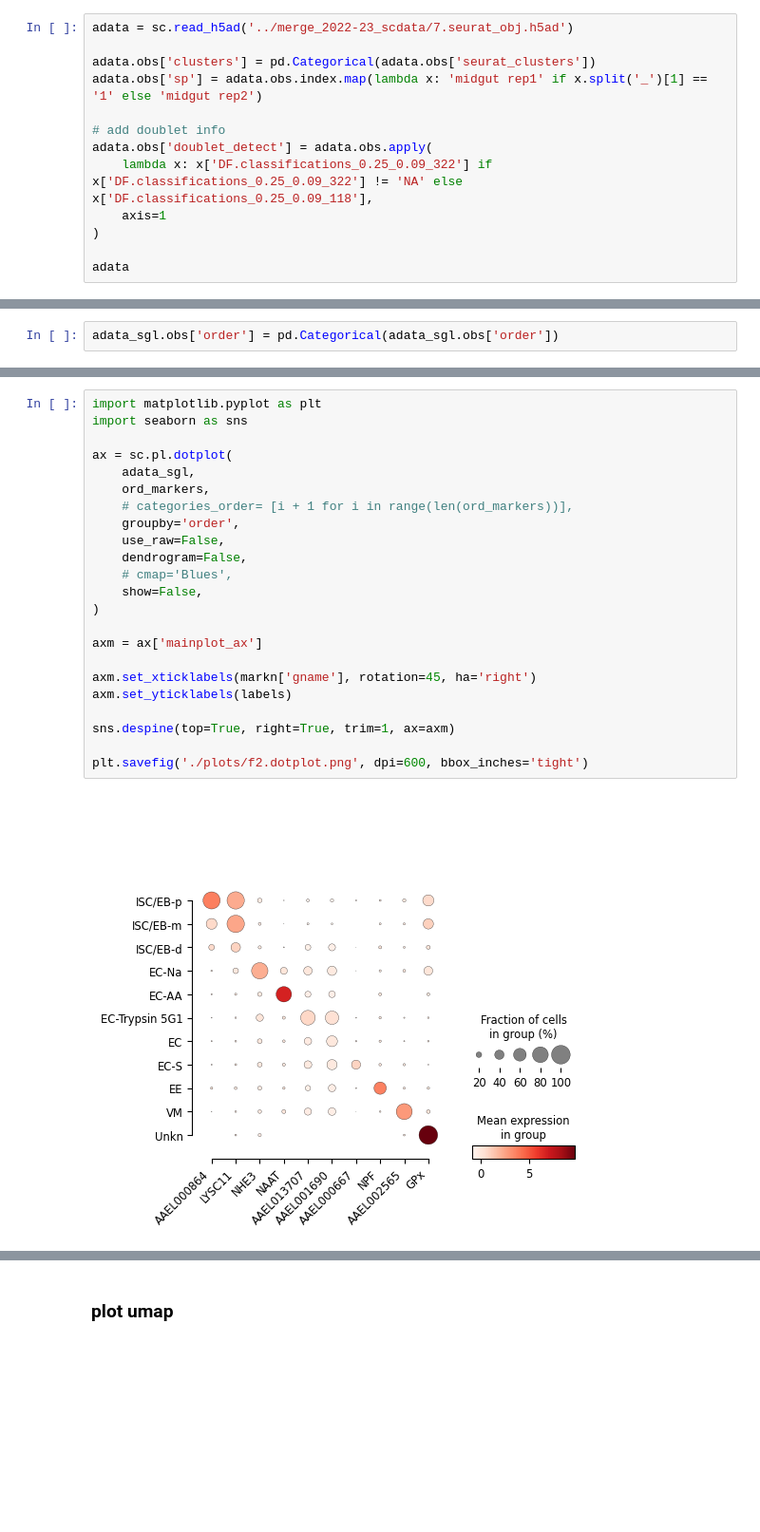
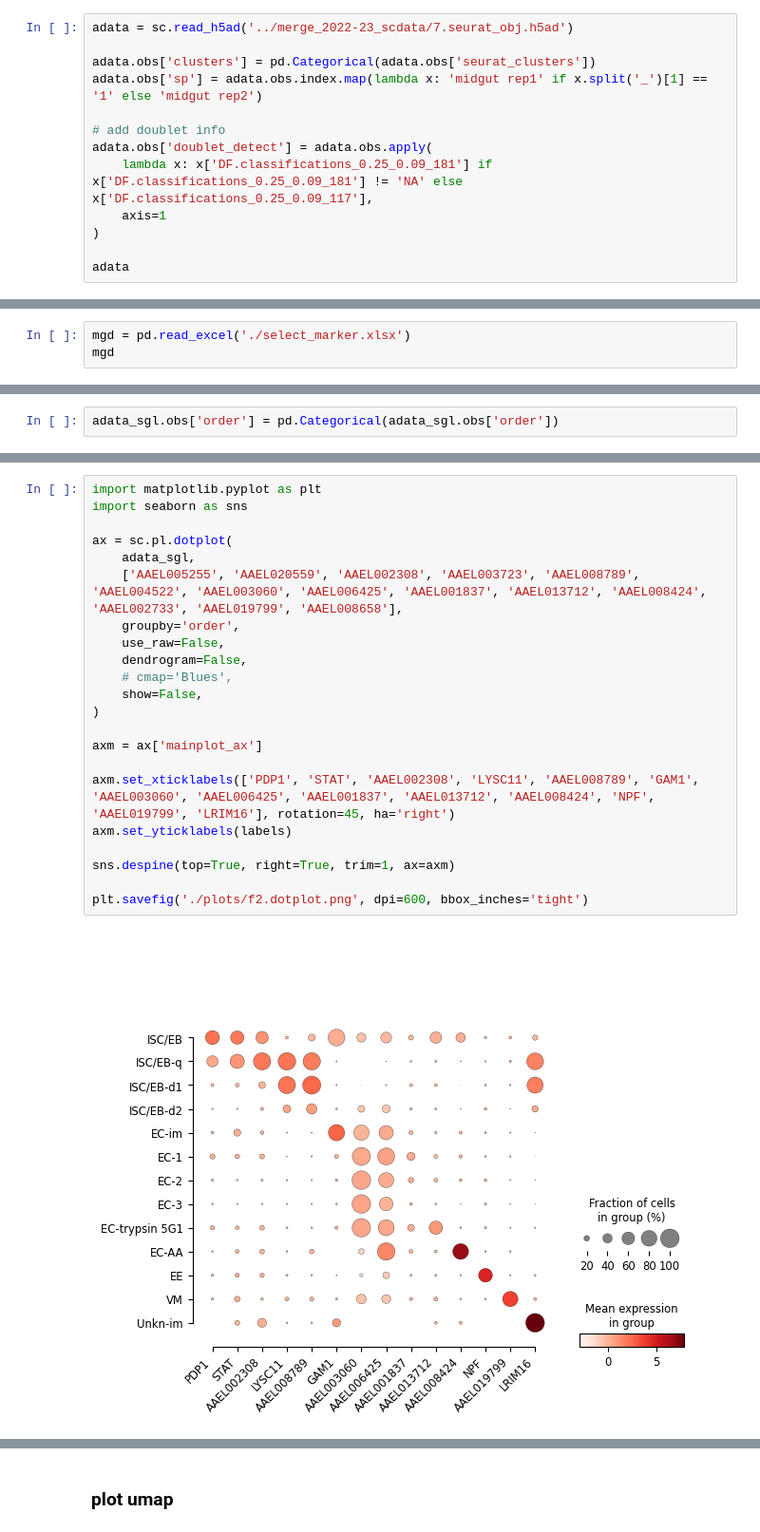
Before and after one commit to yingHH/Aaedes_midgut_scRNA-Seq, a Jupyter notebook: 3.merge/replot.ipynb, the cells around one changed output, grey strips where cells are left out. Shown at 95% size. Saved outputs shown, nothing was run; the diff lists cells and outputs as text; blank space fills up the shorter version.

```diff
--- a/3.merge/replot.ipynb
+++ b/3.merge/replot.ipynb
@@ -14,7 +21,7 @@ adata.obs['sp'] = adata.obs.index.map(lambda x: 'midgut rep1' if x.split('_')[1]
 
 # add doublet info
 adata.obs['doublet_detect'] = adata.obs.apply(
-    lambda x: x['DF.classifications_0.25_0.09_322'] if x['DF.classifications_0.25_0.09_322'] != 'NA' else x['DF.classifications_0.25_0.09_118'],
+    lambda x: x['DF.classifications_0.25_0.09_181'] if x['DF.classifications_0.25_0.09_181'] != 'NA' else x['DF.classifications_0.25_0.09_117'],
     axis=1
 )
 
@@ -374,0 +409,3 @@ clust_ord
+# %%
+mgd = pd.read_excel('./select_marker.xlsx')
+mgd
@@ -485,28 +598,27 @@ adata_sgl.obs['order'] = pd.Categorical(adata_sgl.obs['order'])
 # %%
 import matplotlib.pyplot as plt
 import seaborn as sns
 
 ax = sc.pl.dotplot(
     adata_sgl,
-    ord_markers,
-    # categories_order= [i + 1 for i in range(len(ord_markers))],
+    ['AAEL005255', 'AAEL020559', 'AAEL002308', 'AAEL003723', 'AAEL008789', 'AAEL004522', 'AAEL003060', 'AAEL006425', 'AAEL001837', 'AAEL013712', 'AAEL008424', 'AAEL002733', 'AAEL019799', 'AAEL008658'],
     groupby='order',
     use_raw=False,
     dendrogram=False,
     # cmap='Blues',
     show=False,
 )
 
 axm = ax['mainplot_ax']
 
-axm.set_xticklabels(markn['gname'], rotation=45, ha='right')
+axm.set_xticklabels(['PDP1', 'STAT', 'AAEL002308', 'LYSC11', 'AAEL008789', 'GAM1', 'AAEL003060', 'AAEL006425', 'AAEL001837', 'AAEL013712', 'AAEL008424', 'NPF', 'AAEL019799', 'LRIM16'], rotation=45, ha='right')
 axm.set_yticklabels(labels)
 
 sns.despine(top=True, right=True, trim=1, ax=axm)
 
 plt.savefig('./plots/f2.dotplot.png', dpi=600, bbox_inches='tight')
 # %% [output]
-[figure, old version]
+[figure, new version]
 # %%
 adata_sgl.obs
 # %% [output]
```
Also changed, not shown: parts of 47 cells of this notebook, 3 other files.
